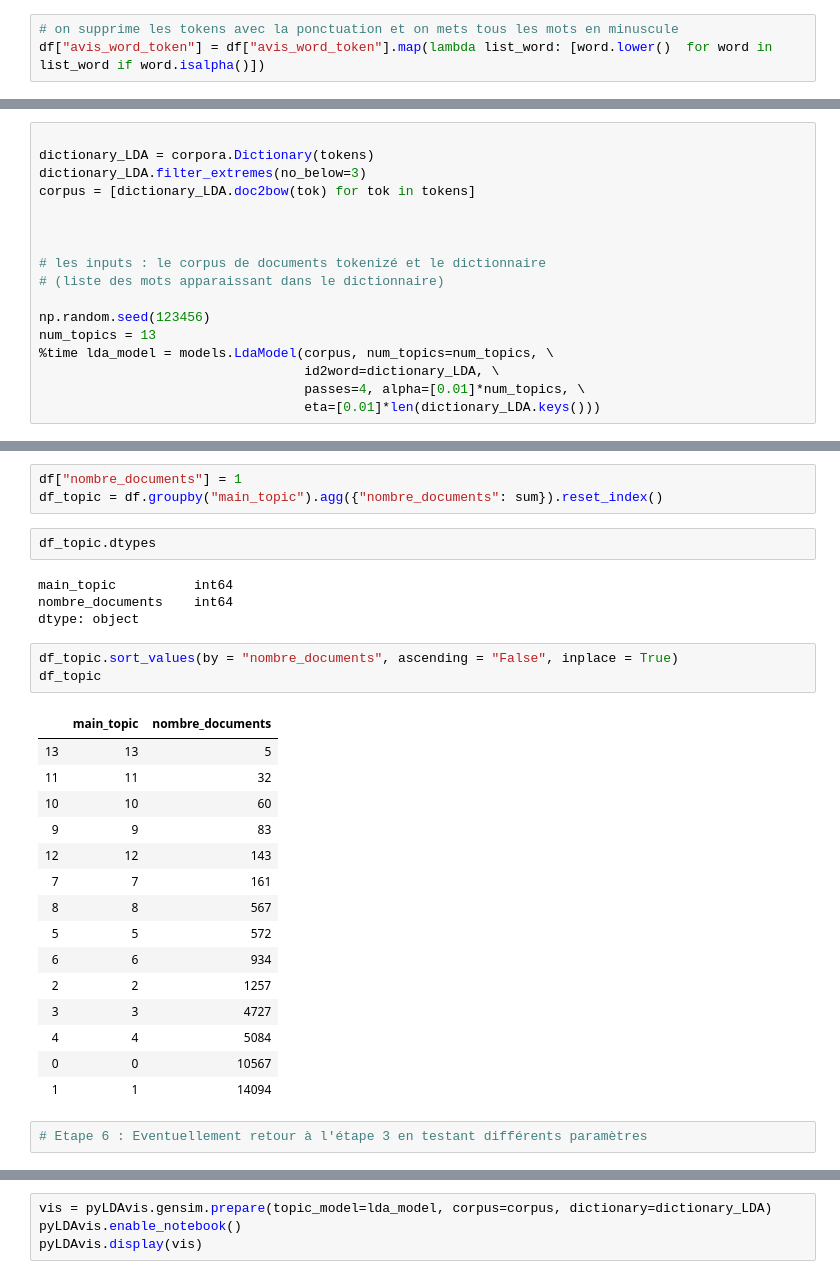
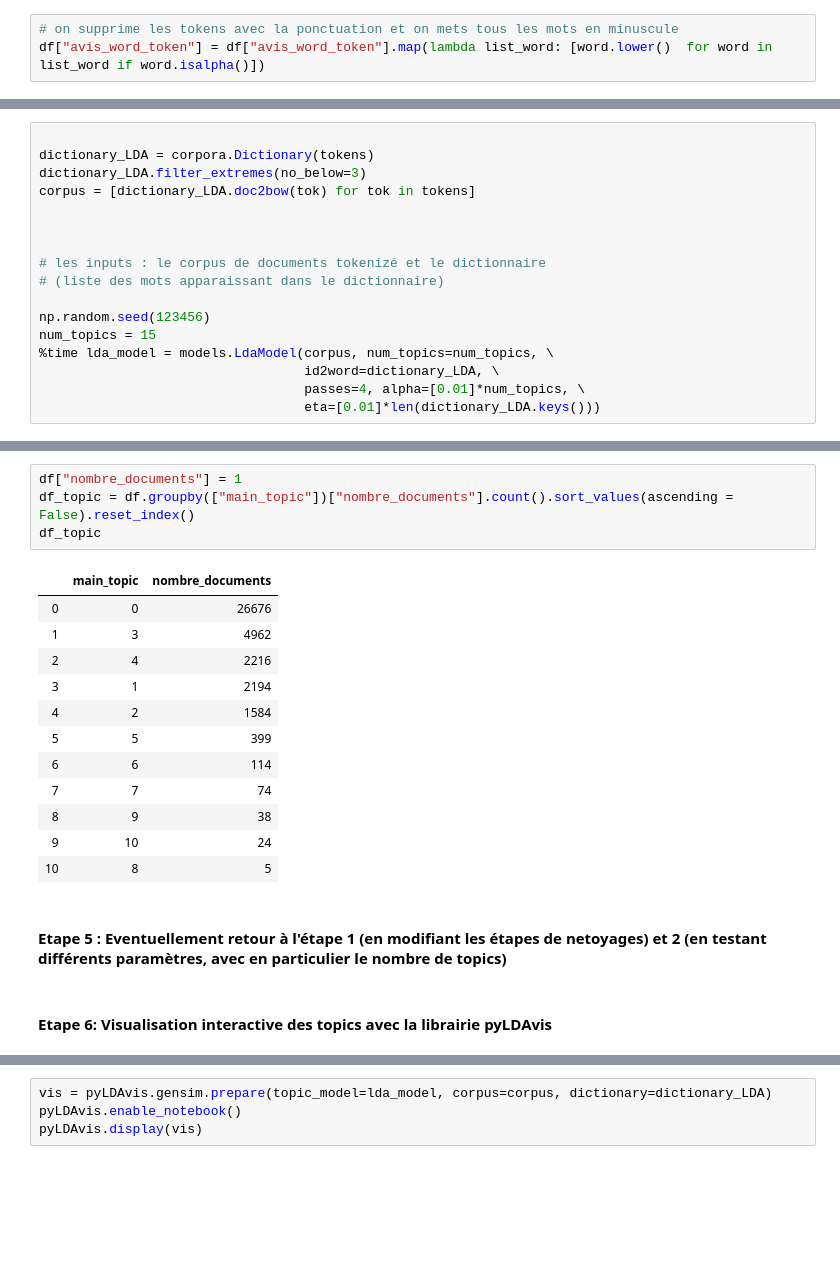
Before and after one commit to etalab-ia/ami-ia, a Jupyter notebook: notebooks/ami_ia_NLP_cada.ipynb, the cells around one changed output, grey strips where cells are left out. Drawn from its saved outputs; the diff is of its cells as text; blank space fills up the shorter version.

```diff
--- a/notebooks/ami_ia_NLP_cada.ipynb
+++ b/notebooks/ami_ia_NLP_cada.ipynb
@@ -546,7 +564,7 @@ corpus = [dictionary_LDA.doc2bow(tok) for tok in tokens]
 # (liste des mots apparaissant dans le dictionnaire)
 
 np.random.seed(123456)
-num_topics = 13
+num_topics = 15
 %time lda_model = models.LdaModel(corpus, num_topics=num_topics, \
                                   id2word=dictionary_LDA, \
                                   passes=4, alpha=[0.01]*num_topics, \
@@ -605,31 +625,22 @@ df.head()
 # %%
 df["nombre_documents"] = 1
-df_topic = df.groupby("main_topic").agg({"nombre_documents": sum}).reset_index()
+df_topic = df.groupby(["main_topic"])["nombre_documents"].count().sort_values(ascending = False).reset_index()
+df_topic
+# %% [output]
+|  | main_topic | nombre_documents |
+| 0 | 0 | 26676 |
+| 1 | 3 | 4962 |
+| 2 | 4 | 2216 |
+| 3 | 1 | 2194 |
+| 4 | 2 | 1584 |
+| 5 | 5 | 399 |
+| 6 | 6 | 114 |
+| 7 | 7 | 74 |
+| 8 | 9 | 38 |
+| 9 | 10 | 24 |
+| 10 | 8 | 5 |
-# %%
-df_topic.dtypes
-# %% [output]
-main_topic          int64
-nombre_documents    int64
-dtype: object
-# %%
-df_topic.sort_values(by = "nombre_documents", ascending = "False", inplace = True)
-df_topic
-# %% [output]
-|  | main_topic | nombre_documents |
-| 13 | 13 | 5 |
-| 11 | 11 | 32 |
-| 10 | 10 | 60 |
-| 9 | 9 | 83 |
-| 12 | 12 | 143 |
-| 7 | 7 | 161 |
-| 8 | 8 | 567 |
-| 5 | 5 | 572 |
-| 6 | 6 | 934 |
-| 2 | 2 | 1257 |
-| 3 | 3 | 4727 |
-| 4 | 4 | 5084 |
-| 0 | 0 | 10567 |
-| 1 | 1 | 14094 |
-# %%
-# Etape 6 : Eventuellement retour à l'étape 3 en testant différents paramètres
+# %% [markdown]
+#### Etape 5 : Eventuellement retour à l'étape 1 (en modifiant les étapes de netoyages) et 2 (en testant différents paramètres, avec en particulier le nombre de topics)
+# %% [markdown]
+#### Etape 6: Visualisation interactive des topics avec la librairie pyLDAvis
 # %%
```
Also changed, not shown: parts of 47 cells of this notebook, 2 other files.
